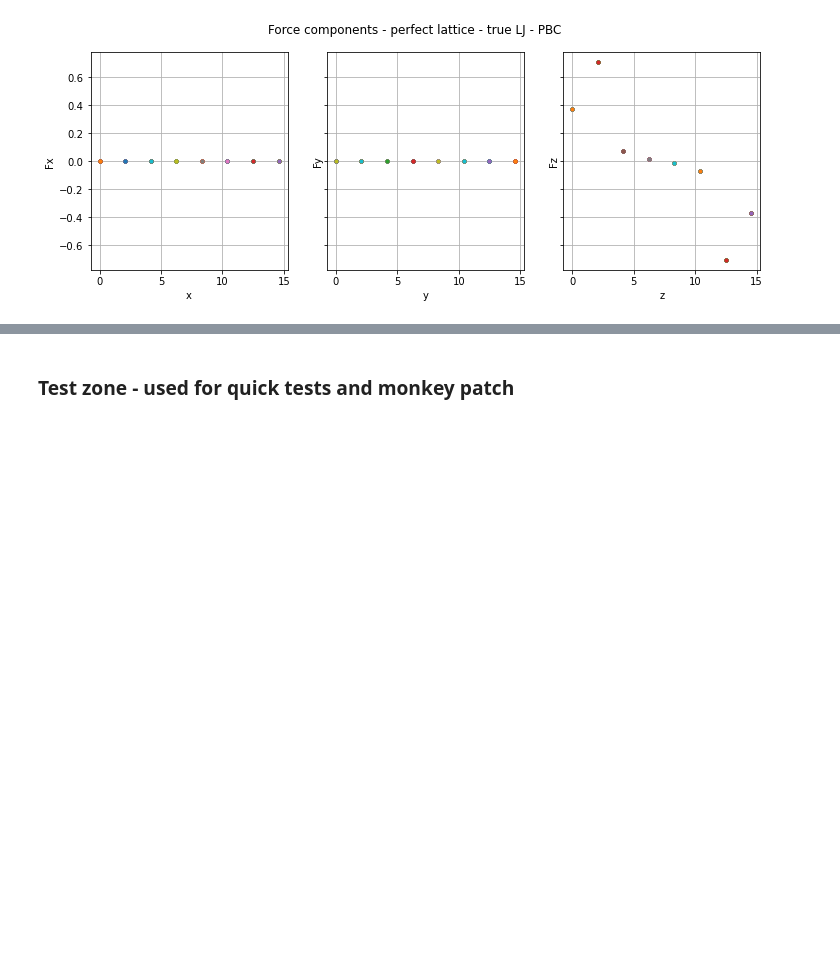
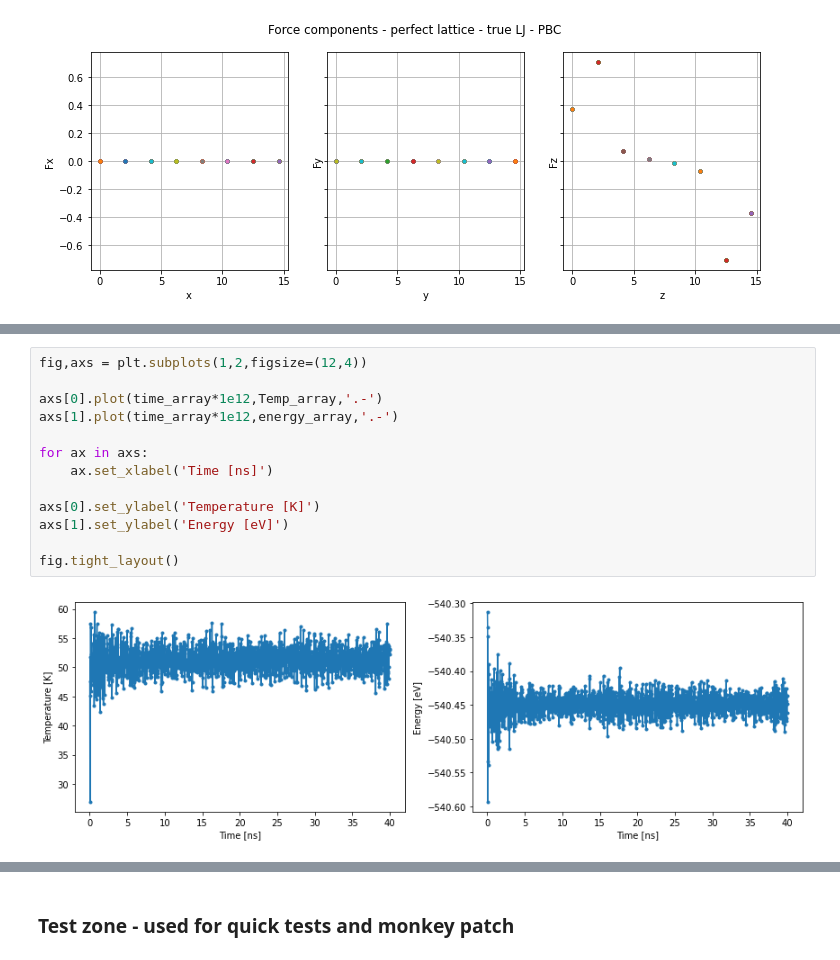
Before and after one commit to demetriomagatti/molecular_dynamics, a Jupyter notebook: molecular_dynamics.ipynb, the cells around one changed output, grey strips where cells are left out. Drawn from its saved outputs; the diff is of its cells as text; blank space fills up the shorter version.

```diff
--- a/molecular_dynamics.ipynb
+++ b/molecular_dynamics.ipynb
@@ -167,0 +244,15 @@ Set temperature: 100.00K; real temperature: 100.00K
+# %%
+fig,axs = plt.subplots(1,2,figsize=(12,4))
+
+axs[0].plot(time_array*1e12,Temp_array,'.-')
+axs[1].plot(time_array*1e12,energy_array,'.-')
+
+for ax in axs:
+    ax.set_xlabel('Time [ns]')
+
+axs[0].set_ylabel('Temperature [K]')
+axs[1].set_ylabel('Energy [eV]')
+
+fig.tight_layout()
+# %% [output]
+[figure, added]
```
Also changed, not shown: parts of 23 cells of this notebook.
